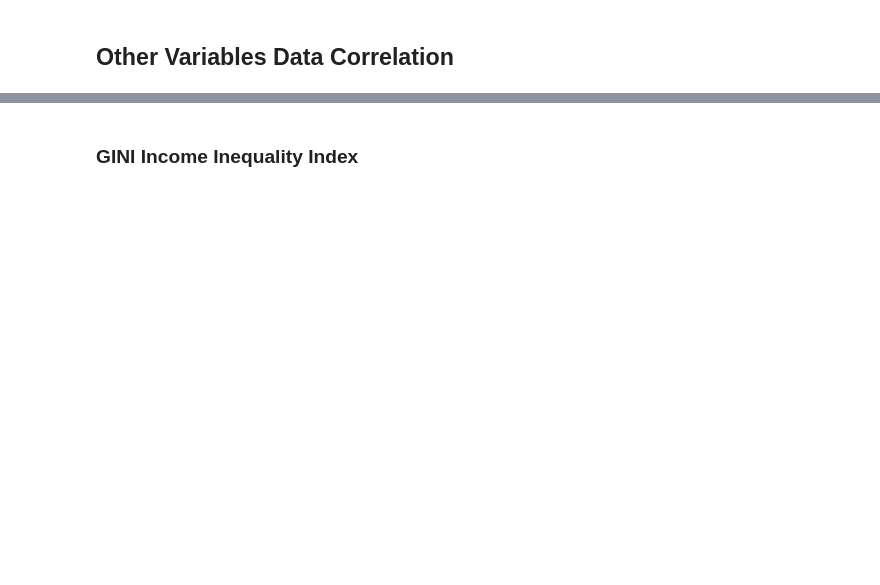
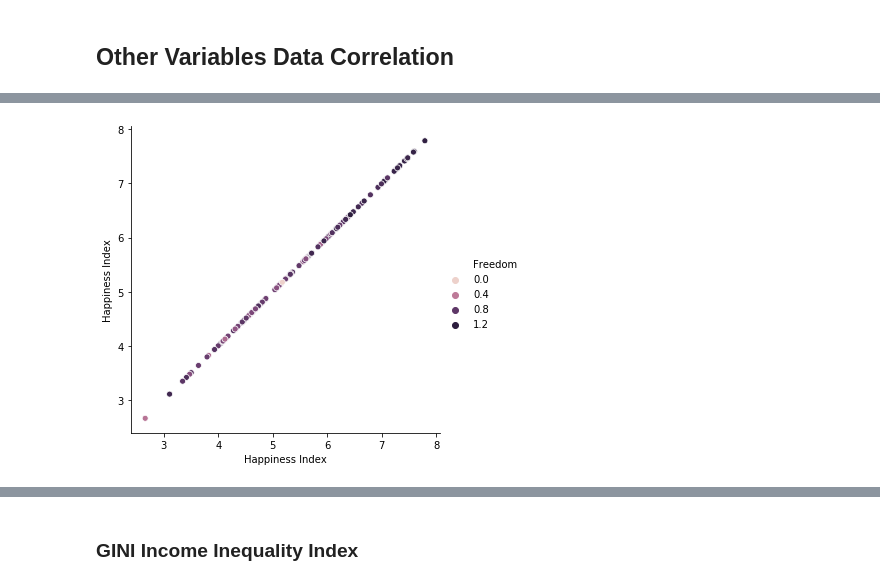
Before and after one commit to jkurtb/Suicide_squad, a Jupyter notebook: Other Variables Correlation.ipynb, the cells around one changed output, grey strips where cells are left out. Cells and saved outputs as stored; diff of their text form; code cells hidden in the pictures; blank space fills up the shorter version.

```diff
--- a/Other Variables Correlation.ipynb
+++ b/Other Variables Correlation.ipynb
@@ -57,0 +102,13 @@ KeyError: 'Country'
+# %%
+%matplotlib notebook
+sns.set(font_scale=.65)
+sns.heatmap(otherFactors_correlation,
+            xticklabels=otherFactors_correlation.columns,
+            yticklabels=otherFactors_correlation.columns,
+            cmap="RdPu",
+            annot=True,
+            linewidth=0.5)
+plt.title('Happiness and other Factors \n Correlation Heat Map \n ', fontsize= 10)
+plt.tight_layout()
+plt.savefig('figures/EconomicVsHappinessHeatmap')
+plt.show()
@@ -57,0 +117,3 @@ KeyError: 'Country'
+# %%
+GDP_2017 = other_2017.loc[:, ['Country', 'Happiness Index', 'Log GDP per capita', 'Freedom' ]]
+GDP_2017.head(10)
@@ -57,0 +132,4 @@ KeyError: 'Country'
+# %%
+sns.relplot(x='Happiness Index', y='Happiness Index', hue='Freedom', data=GDP_2017);
+# %% [output]
+[figure, added]
```
Also changed, not shown: parts of 54 cells of this notebook, 13 other files.
